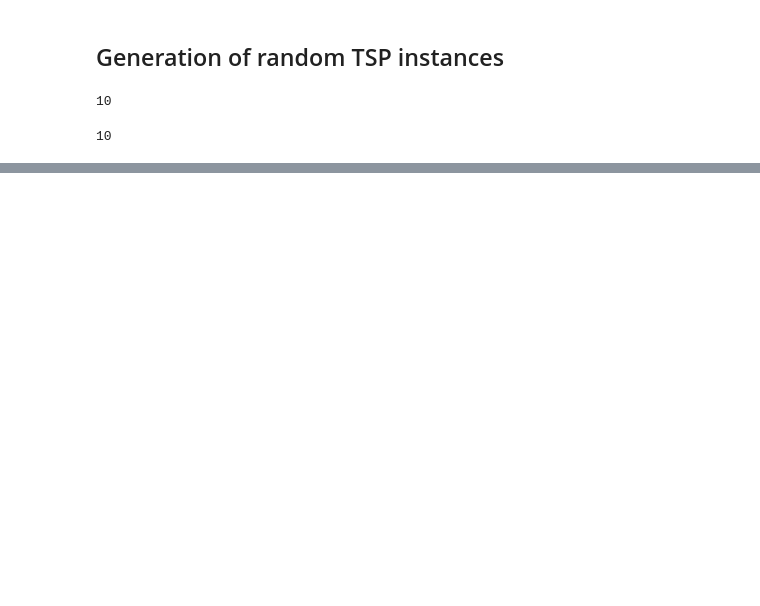
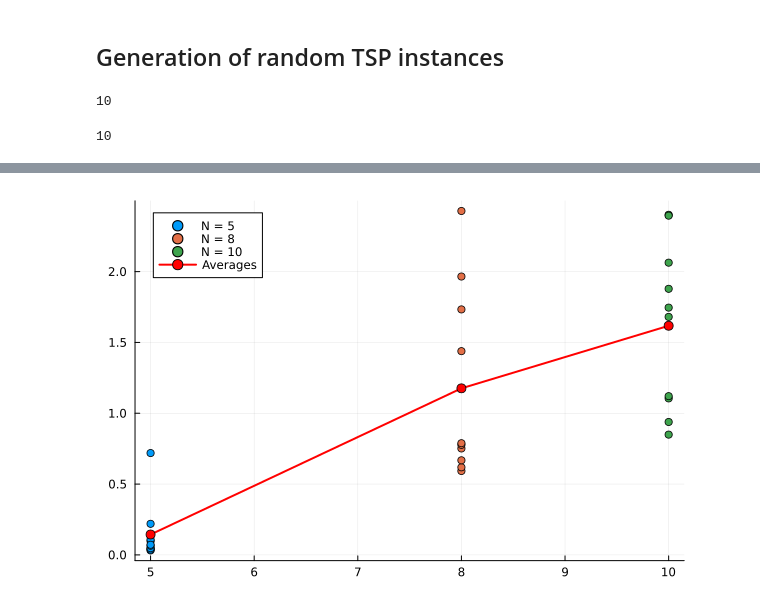
Before and after one commit to Modaino/Embeddings, a Jupyter notebook: TSP_benchmark.ipynb, the cells around one changed output, grey strips where cells are left out. Saved outputs shown, nothing was run; the diff lists cells and outputs as text; code cells hidden in the pictures; blank space fills up the shorter version.

```diff
--- a/TSP_benchmark.ipynb
+++ b/TSP_benchmark.ipynb
@@ -251,0 +268,21 @@ end
+# %%
+if true
+
+    p = scatter()
+
+    for (i, vec) in enumerate(tCPU_mat)
+        x_values = repeat([N_list[i]], length(vec))  # X-axis value for each dot is the index in N_list
+        scatter!(x_values, vec, label = "N = $(N_list[i])")  # Add scatter points for each vector
+    end
+
+    # Calculate the averages of each vector in tCPU_mat
+    averages = [mean(vec) for vec in tCPU_mat]
+
+    # Plot a line linking the averages
+    plot!(N_list, averages, label = "Averages", lw=2, color=:red, marker=:circle, markersize=5)
+
+    display(p)
+
+end
+# %% [output]
+[figure, added]
```
Also changed, not shown: parts of 8 cells of this notebook, 2 other files.
